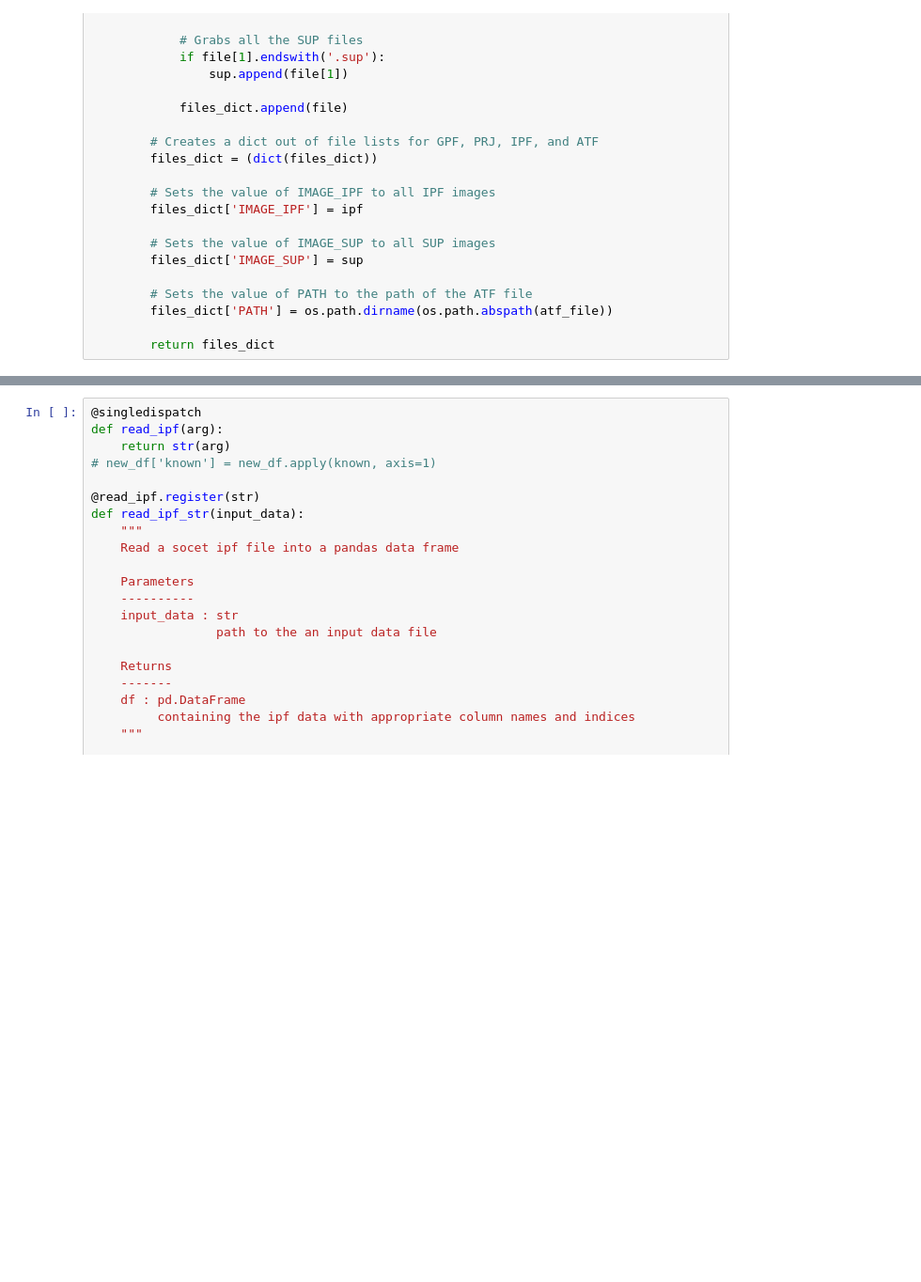
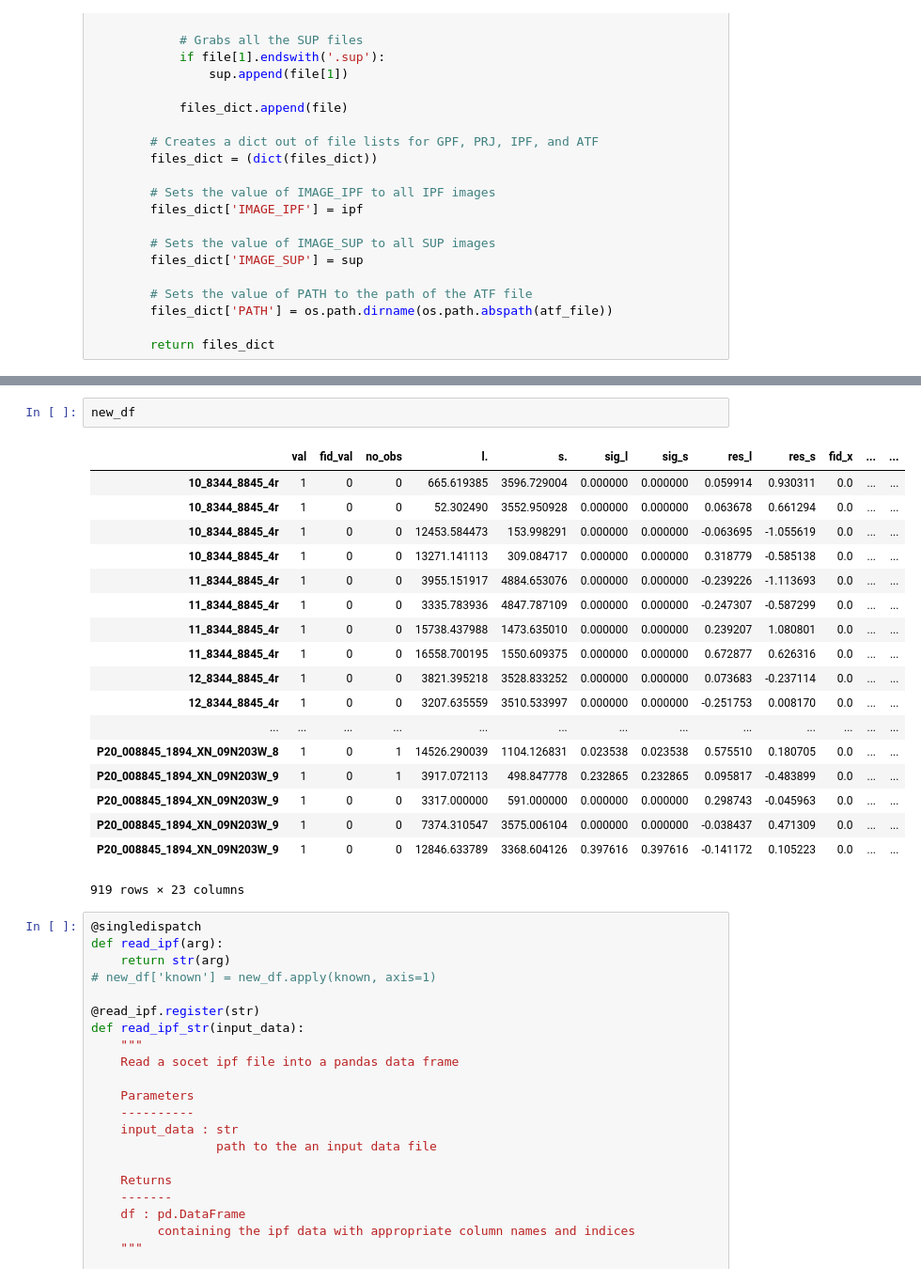
Before and after one commit to DOI-USGS/plio, a Jupyter notebook: notebooks/Socet2ISIS.ipynb, the cells around one changed output, grey strips where cells are left out. Shown at 94% size. Cells and saved outputs as stored; diff of their text form; blank space fills up the shorter version.

```diff
--- a/notebooks/Socet2ISIS.ipynb
+++ b/notebooks/Socet2ISIS.ipynb
@@ -232,3 +182,24 @@ display(new_df)
+# %%
+new_df
+# %% [output]
+|  | val | fid_val | no_obs | l. | s. | sig_l | sig_s | res_l | res_s | fid_x | ... | ... |
+| 10_8344_8845_4r | 1 | 0 | 0 | 665.619385 | 3596.729004 | 0.000000 | 0.000000 | 0.059914 | 0.930311 | 0.0 | ... | ... |
+| 10_8344_8845_4r | 1 | 0 | 0 | 52.302490 | 3552.950928 | 0.000000 | 0.000000 | 0.063678 | 0.661294 | 0.0 | ... | ... |
+| 10_8344_8845_4r | 1 | 0 | 0 | 12453.584473 | 153.998291 | 0.000000 | 0.000000 | -0.063695 | -1.055619 | 0.0 | ... | ... |
+| 10_8344_8845_4r | 1 | 0 | 0 | 13271.141113 | 309.084717 | 0.000000 | 0.000000 | 0.318779 | -0.585138 | 0.0 | ... | ... |
+| 11_8344_8845_4r | 1 | 0 | 0 | 3955.151917 | 4884.653076 | 0.000000 | 0.000000 | -0.239226 | -1.113693 | 0.0 | ... | ... |
+| 11_8344_8845_4r | 1 | 0 | 0 | 3335.783936 | 4847.787109 | 0.000000 | 0.000000 | -0.247307 | -0.587299 | 0.0 | ... | ... |
+| 11_8344_8845_4r | 1 | 0 | 0 | 15738.437988 | 1473.635010 | 0.000000 | 0.000000 | 0.239207 | 1.080801 | 0.0 | ... | ... |
+| 11_8344_8845_4r | 1 | 0 | 0 | 16558.700195 | 1550.609375 | 0.000000 | 0.000000 | 0.672877 | 0.626316 | 0.0 | ... | ... |
+| 12_8344_8845_4r | 1 | 0 | 0 | 3821.395218 | 3528.833252 | 0.000000 | 0.000000 | 0.073683 | -0.237114 | 0.0 | ... | ... |
+| 12_8344_8845_4r | 1 | 0 | 0 | 3207.635559 | 3510.533997 | 0.000000 | 0.000000 | -0.251753 | 0.008170 | 0.0 | ... | ... |
+| ... | ... | ... | ... | ... | ... | ... | ... | ... | ... | ... | ... | ... |
+| P20_008845_1894_XN_09N203W_8 | 1 | 0 | 1 | 14526.290039 | 1104.126831 | 0.023538 | 0.023538 | 0.575510 | 0.180705 | 0.0 | ... | ... |
+| P20_008845_1894_XN_09N203W_9 | 1 | 0 | 1 | 3917.072113 | 498.847778 | 0.232865 | 0.232865 | 0.095817 | -0.483899 | 0.0 | ... | ... |
+| P20_008845_1894_XN_09N203W_9 | 1 | 0 | 0 | 3317.000000 | 591.000000 | 0.000000 | 0.000000 | 0.298743 | -0.045963 | 0.0 | ... | ... |
+| P20_008845_1894_XN_09N203W_9 | 1 | 0 | 0 | 7374.310547 | 3575.006104 | 0.000000 | 0.000000 | -0.038437 | 0.471309 | 0.0 | ... | ... |
+| P20_008845_1894_XN_09N203W_9 | 1 | 0 | 0 | 12846.633789 | 3368.604126 | 0.397616 | 0.397616 | -0.141172 | 0.105223 | 0.0 | ... | ... |
+919 rows × 23 columns
 # %%
 @singledispatch
 def read_ipf(arg):
```
Also changed, not shown: parts of 3 cells of this notebook.
